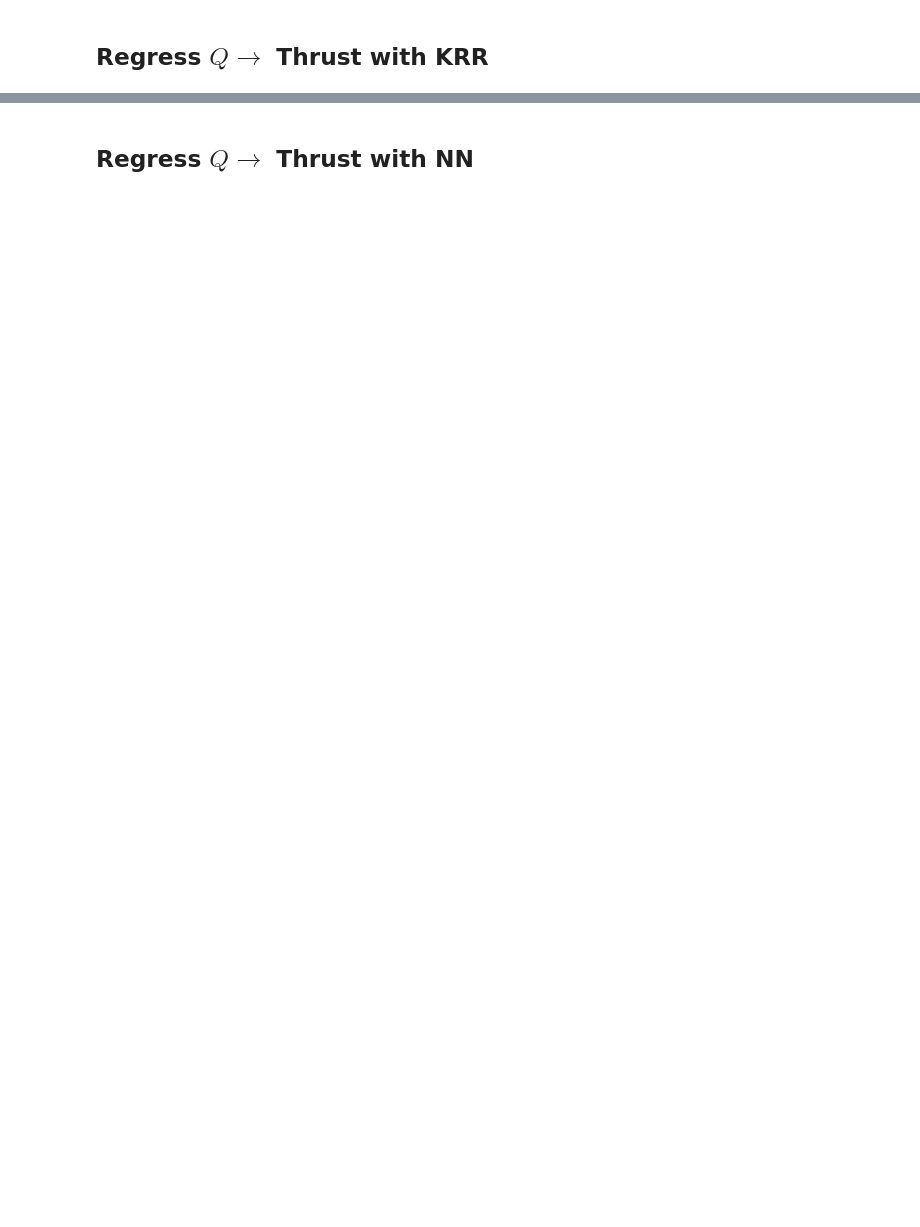
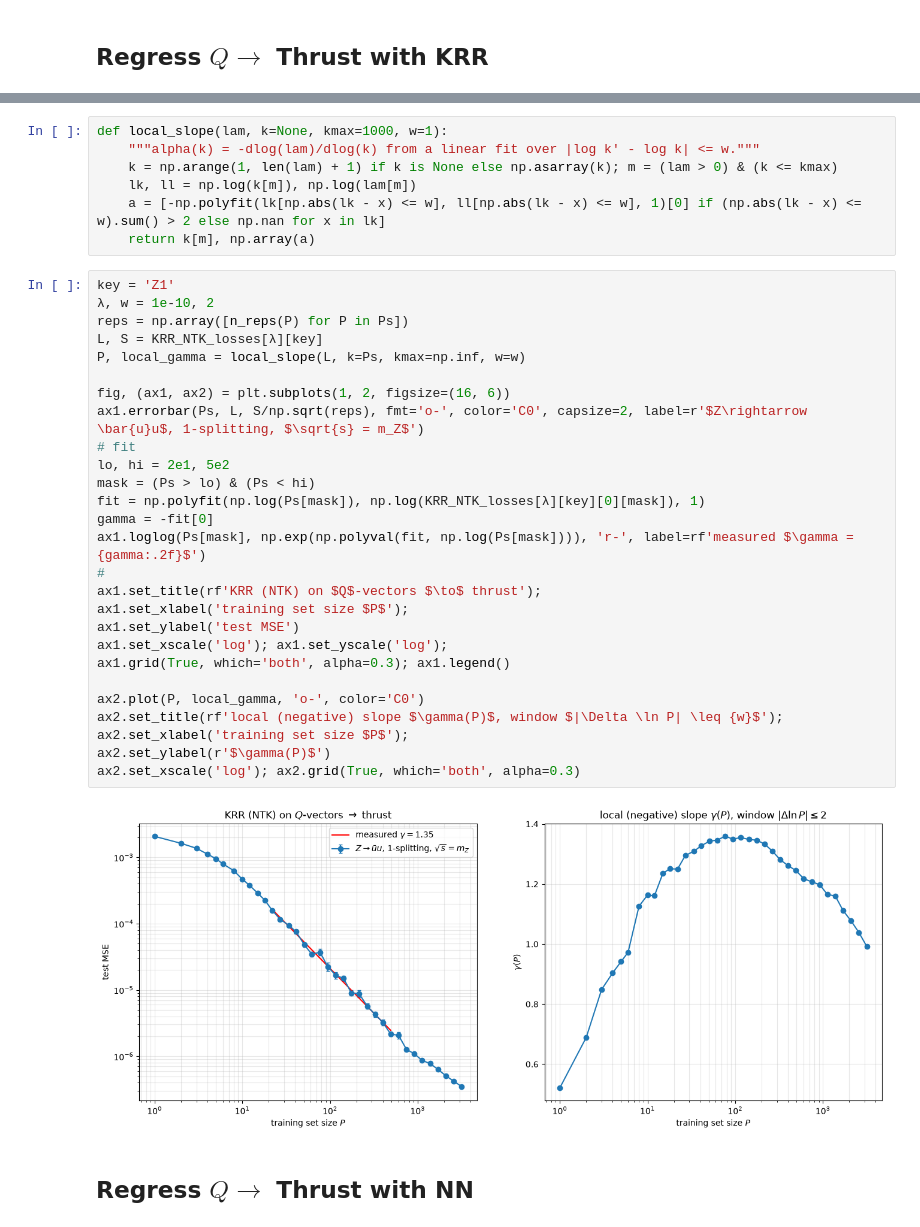
Before and after one commit to Shutko/Jet-Scaling-Laws, a Jupyter notebook: StevensCode/Q_NN.ipynb, the cells around one changed output, grey strips where cells are left out. Cells and saved outputs as stored; diff of their text form; blank space fills up the shorter version.

```diff
--- a/StevensCode/Q_NN.ipynb
+++ b/StevensCode/Q_NN.ipynb
@@ -95,2 +119,38 @@ ax2.legend(); ax2.grid(True, which='both', alpha=0.3)
+# %%
+def local_slope(lam, k=None, kmax=1000, w=1):
+    """alpha(k) = -dlog(lam)/dlog(k) from a linear fit over |log k' - log k| <= w."""
+    k = np.arange(1, len(lam) + 1) if k is None else np.asarray(k); m = (lam > 0) & (k <= kmax)
+    lk, ll = np.log(k[m]), np.log(lam[m])
+    a = [-np.polyfit(lk[np.abs(lk - x) <= w], ll[np.abs(lk - x) <= w], 1)[0] if (np.abs(lk - x) <= w).sum() > 2 else np.nan for x in lk]
+    return k[m], np.array(a)
+# %%
+key = 'Z1'
+λ, w = 1e-10, 2
+reps = np.array([n_reps(P) for P in Ps])
+L, S = KRR_NTK_losses[λ][key]
+P, local_gamma = local_slope(L, k=Ps, kmax=np.inf, w=w)
+
+fig, (ax1, ax2) = plt.subplots(1, 2, figsize=(16, 6))
+ax1.errorbar(Ps, L, S/np.sqrt(reps), fmt='o-', color='C0', capsize=2, label=r'$Z\rightarrow \bar{u}u$, 1-splitting, $\sqrt{s} = m_Z$')
+# fit
+lo, hi = 2e1, 5e2
+mask = (Ps > lo) & (Ps < hi)
+fit = np.polyfit(np.log(Ps[mask]), np.log(KRR_NTK_losses[λ][key][0][mask]), 1)
+gamma = -fit[0]
+ax1.loglog(Ps[mask], np.exp(np.polyval(fit, np.log(Ps[mask]))), 'r-', label=rf'measured $\gamma = {gamma:.2f}$')
+#
+ax1.set_title(rf'KRR (NTK) on $Q$-vectors $\to$ thrust');
+ax1.set_xlabel('training set size $P$');
+ax1.set_ylabel('test MSE')
+ax1.set_xscale('log'); ax1.set_yscale('log');
+ax1.grid(True, which='both', alpha=0.3); ax1.legend()
+
+ax2.plot(P, local_gamma, 'o-', color='C0')
+ax2.set_title(rf'local (negative) slope $\gamma(P)$, window $|\Delta \ln P| \leq {w}$');
+ax2.set_xlabel('training set size $P$');
+ax2.set_ylabel(r'$\gamma(P)$')
+ax2.set_xscale('log'); ax2.grid(True, which='both', alpha=0.3)
+# %% [output]
+[figure, added]
 # %% [markdown]
 ## Regress $Q \rightarrow$ Thrust with NN
```
Also changed, not shown: parts of 5 cells of this notebook, 10 other files.
